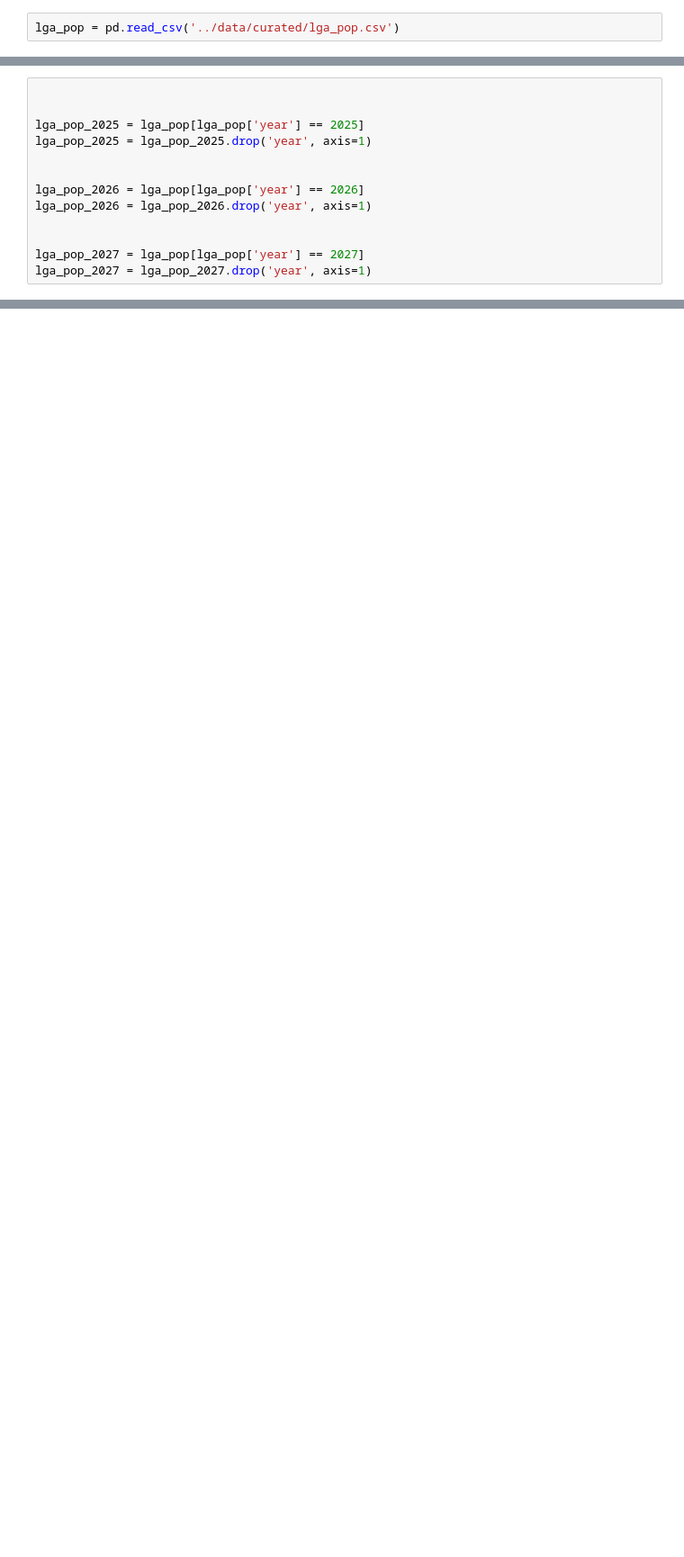
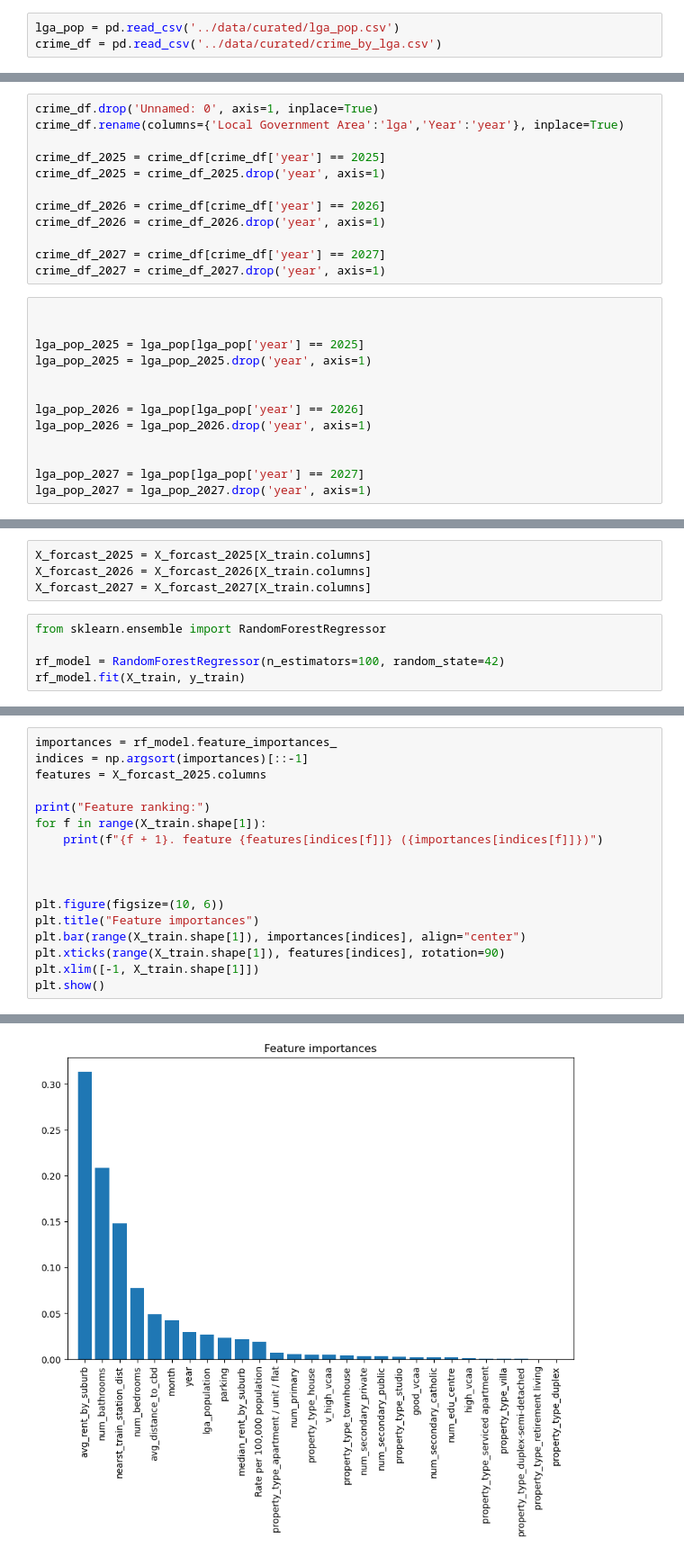
Before and after one commit to MAST30034-AppliedDataScience/project-2-group-real-estate-industry-project-32, a Jupyter notebook: notebooks/forcastReal.ipynb, the cells around one changed output, grey strips where cells are left out. Shown at 90% size. Drawn from its saved outputs; the diff is of its cells as text; blank space fills up the shorter version.

```diff
--- a/notebooks/forcastReal.ipynb
+++ b/notebooks/forcastReal.ipynb
@@ -421,3 +440,4 @@ Feature ranking:
 ## Preparing data to forcast
 # %%
 lga_pop = pd.read_csv('../data/curated/lga_pop.csv')
+crime_df = pd.read_csv('../data/curated/crime_by_lga.csv')
@@ -424,3 +460,15 @@ lga_pop = pd.read_csv('../data/curated/lga_pop.csv')
+# %%
+crime_df.drop('Unnamed: 0', axis=1, inplace=True)
+crime_df.rename(columns={'Local Government Area':'lga','Year':'year'}, inplace=True)
+
+crime_df_2025 = crime_df[crime_df['year'] == 2025]
+crime_df_2025 = crime_df_2025.drop('year', axis=1)
+
+crime_df_2026 = crime_df[crime_df['year'] == 2026]
+crime_df_2026 = crime_df_2026.drop('year', axis=1)
+
+crime_df_2027 = crime_df[crime_df['year'] == 2027]
+crime_df_2027 = crime_df_2027.drop('year', axis=1)
 # %%
 
 
@@ -501,0 +609,9 @@ X_forcast_2027.drop('lga', axis=1, inplace=True)
+# %%
+X_forcast_2025 = X_forcast_2025[X_train.columns]
+X_forcast_2026 = X_forcast_2026[X_train.columns]
+X_forcast_2027 = X_forcast_2027[X_train.columns]
+# %%
+from sklearn.ensemble import RandomForestRegressor
+
+rf_model = RandomForestRegressor(n_estimators=100, random_state=42)
+rf_model.fit(X_train, y_train)
@@ -501,0 +624,18 @@ X_forcast_2027.drop('lga', axis=1, inplace=True)
+# %%
+importances = rf_model.feature_importances_
+indices = np.argsort(importances)[::-1]
+features = X_forcast_2025.columns
+
+print("Feature ranking:")
+for f in range(X_train.shape[1]):
+    print(f"{f + 1}. feature {features[indices[f]]} ({importances[indices[f]]})")
+
+
+
+plt.figure(figsize=(10, 6))
+plt.title("Feature importances")
+plt.bar(range(X_train.shape[1]), importances[indices], align="center")
+plt.xticks(range(X_train.shape[1]), features[indices], rotation=90)
+plt.xlim([-1, X_train.shape[1]])
+plt.show()
+# %% [output]
@@ -501,0 +659 @@ X_forcast_2027.drop('lga', axis=1, inplace=True)
+[figure, added]
```
Also changed, not shown: parts of 42 cells of this notebook.
